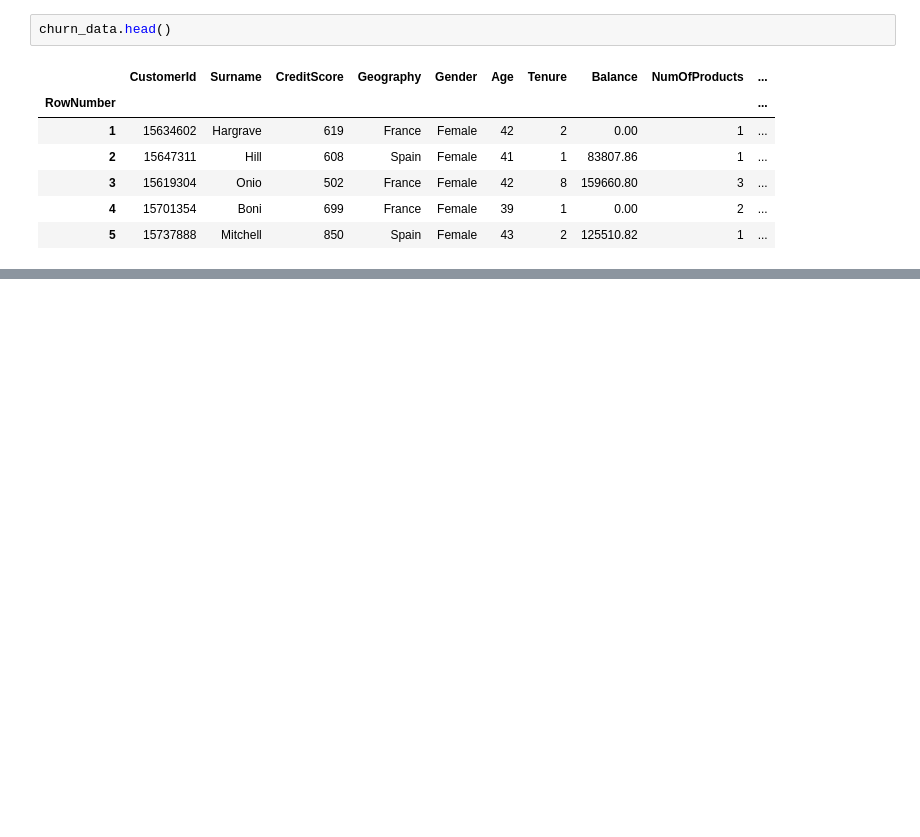
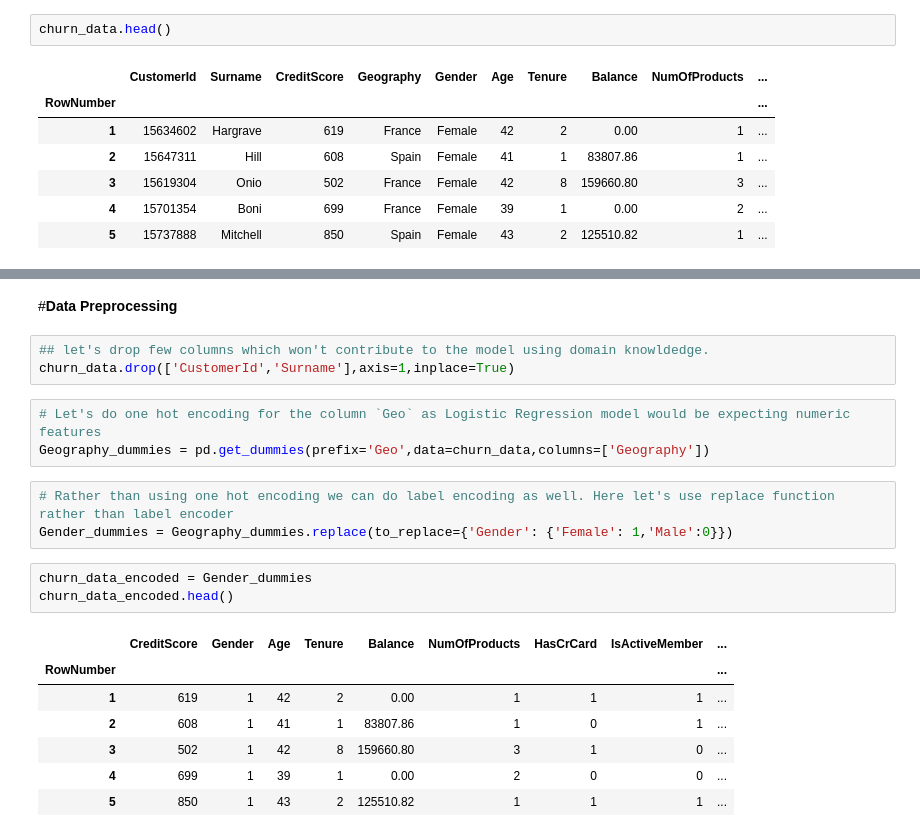
Before and after one commit to Arnabsaha6/Machine-Learning, a Jupyter notebook: Customer_Churn_Prediction.ipynb, the cells around one changed output, grey strips where cells are left out. Drawn from its saved outputs; the diff is of its cells as text; blank space fills up the shorter version.

```diff
--- a/Customer_Churn_Prediction.ipynb
+++ b/Customer_Churn_Prediction.ipynb
@@ -77,0 +92,22 @@ churn_data.head()
+# %% [markdown]
+#**Data Preprocessing**
+# %%
+## let's drop few columns which won't contribute to the model using domain knowldedge.
+churn_data.drop(['CustomerId','Surname'],axis=1,inplace=True)
+# %%
+# Let's do one hot encoding for the column `Geo` as Logistic Regression model would be expecting numeric features
+Geography_dummies = pd.get_dummies(prefix='Geo',data=churn_data,columns=['Geography'])
+# %%
+# Rather than using one hot encoding we can do label encoding as well. Here let's use replace function rather than label encoder
+Gender_dummies = Geography_dummies.replace(to_replace={'Gender': {'Female': 1,'Male':0}})
+# %%
+churn_data_encoded = Gender_dummies
+churn_data_encoded.head()
+# %% [output]
+|  | CreditScore | Gender | Age | Tenure | Balance | NumOfProducts | HasCrCard | IsActiveMember | ... |
+| RowNumber |  |  |  |  |  |  |  |  | ... |
+| 1 | 619 | 1 | 42 | 2 | 0.00 | 1 | 1 | 1 | ... |
+| 2 | 608 | 1 | 41 | 1 | 83807.86 | 1 | 0 | 1 | ... |
+| 3 | 502 | 1 | 42 | 8 | 159660.80 | 3 | 1 | 0 | ... |
+| 4 | 699 | 1 | 39 | 1 | 0.00 | 2 | 0 | 0 | ... |
+| 5 | 850 | 1 | 43 | 2 | 125510.82 | 1 | 1 | 1 | ... |
```
Also changed, not shown: parts of 3 cells of this notebook.
